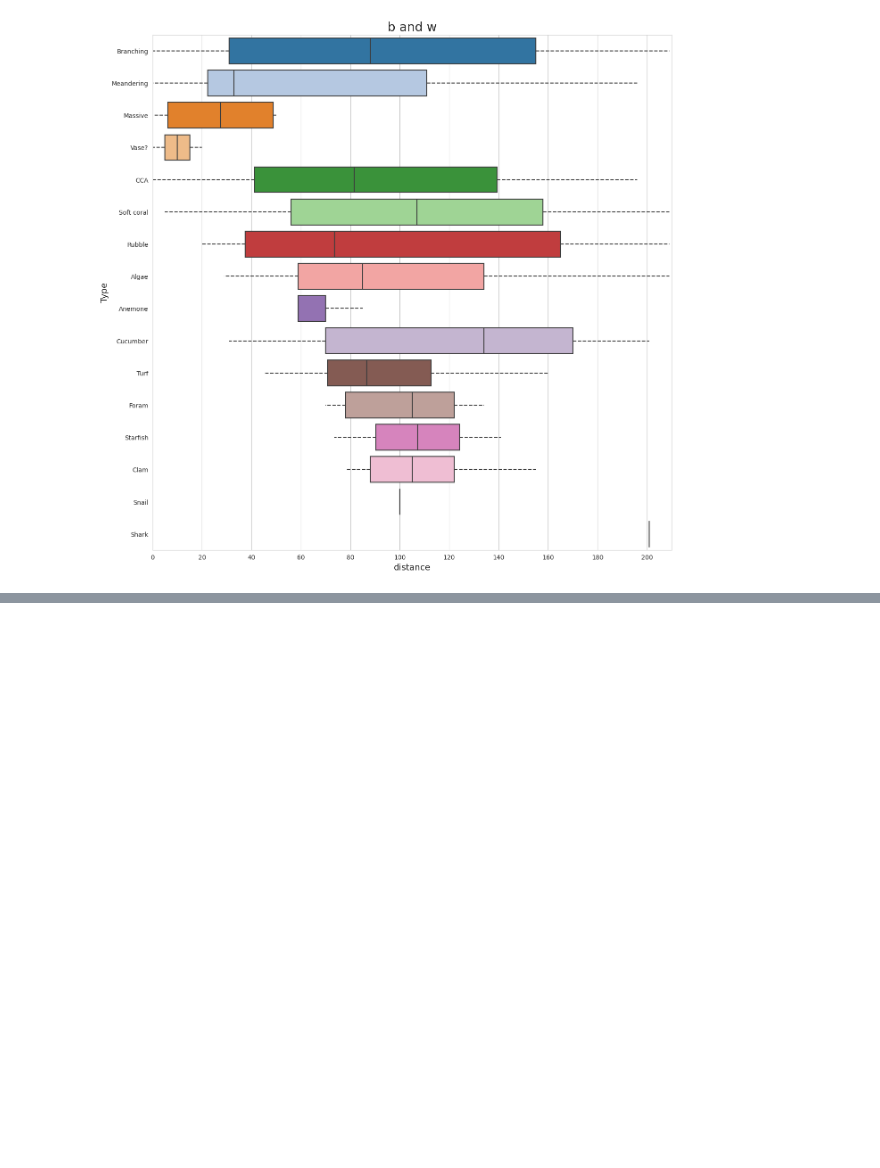
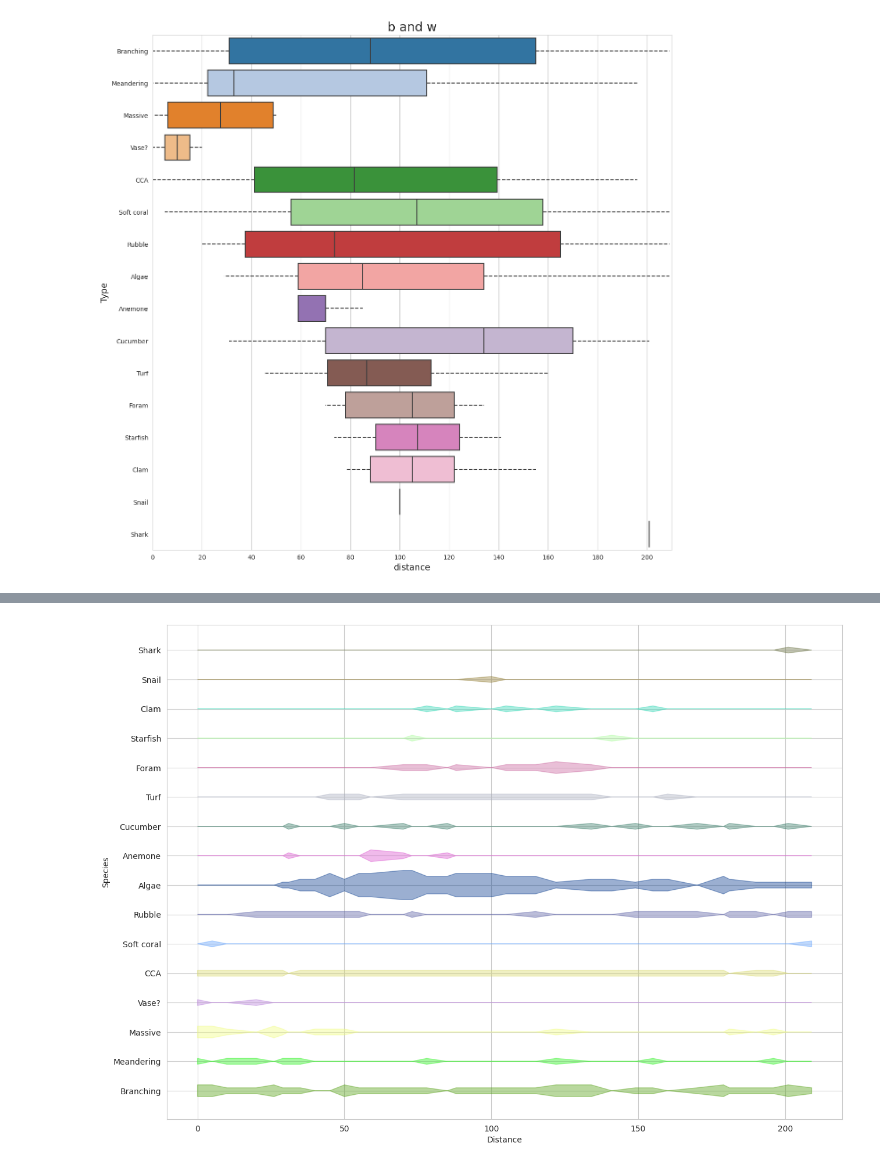
Before and after one commit to talidemestre/emsc3019, a Jupyter notebook: map.ipynb, the cells around one changed output, grey strips where cells are left out. Cells and saved outputs as stored; diff of their text form; code cells hidden in the pictures; blank space fills up the shorter version.

Commit message:
kite plot

```diff
--- a/map.ipynb
+++ b/map.ipynb
@@ -127,0 +107,16 @@ def kite_diagram(df, axis_labs):
+# %%
+# create dataframe of type quanitty for each distance
+coral_types = df['Type'].unique()
+columns= ['distance']  + coral_types.tolist()
+distance__and_quantity_df = pd.DataFrame(columns=columns)
+
+for distance in df['distance'].unique():
+    row = {'distance': distance}
+    for coral_type in coral_types:
+        row[coral_type] = len(df[(df['distance'] == distance) & (df['Type'] == coral_type)])
+    distance__and_quantity_df = pd.concat([distance__and_quantity_df, pd.DataFrame([row])], ignore_index=True)
+
+# distance as integer
+distance__and_quantity_df['distance'] = distance__and_quantity_df['distance'].astype(int)
+
+distance__and_quantity_df
@@ -127,0 +141,47 @@ def kite_diagram(df, axis_labs):
+# %%
+def kite_diagram(df, axis_labs):
+    """Function to draw a kite diagram."""
+    plt.figure(figsize=(15,15))
+    plt.axes()
+    start_points = []
+    v1 = np.array(df.iloc[:, [0]])
+    y_values = df.columns
+    y_values = np.delete(y_values, 0)
+    num_cols = len(df.columns) - 1
+
+    df_cols = df.iloc[:, 1:len(df.columns)]
+    max_val = max(df_cols.max())*2
+
+    for j in range(1, num_cols + 1):
+        p1 = []
+        p2 = []
+        v2 = np.array(df.iloc[:, [j]]) / 2
+        if j == 1:
+            start_point = max_val / 2
+        else:
+            start_point = start_point + max_val
+        start_points.append(start_point)
+        p1.append([0, start_point])
+        p2.append([0, start_point])
+
+        for i in range(0, len(v1)):
+            p1.append([v1[i][0], (start_point + 2*v2[i])[0]])
+            p2.append([v1[i][0], (start_point - 2*v2[i])[0]])
+        p1.append([v1[i][0], start_point])
+        p2.append([v1[i][0], start_point])
+        c = np.random.rand(3,)
+
+        l1 = plt.Polygon(p1, closed=None, fill=True, edgecolor=c, alpha=0.4, color=c)
+        l2 = plt.Polygon(p2, closed=None, fill=True, edgecolor=c, alpha=0.4, color=c)
+        plt.gca().add_line(l1)
+        plt.gca().add_line(l2)
+    plt.yticks(start_points, y_values)
+    plt.xlabel(axis_labs[0])
+    plt.ylabel(axis_labs[1])
+    plt.axis('scaled')
+    plt.savefig('output/map/kite_diagram.png', dpi=300, bbox_inches='tight')
+    plt.show()
+
+kite_diagram(distance__and_quantity_df, ['Distance', 'Species'])
+# %% [output]
+[figure, added]
```
Also changed, not shown: parts of 2 cells of this notebook, 1 other file.
